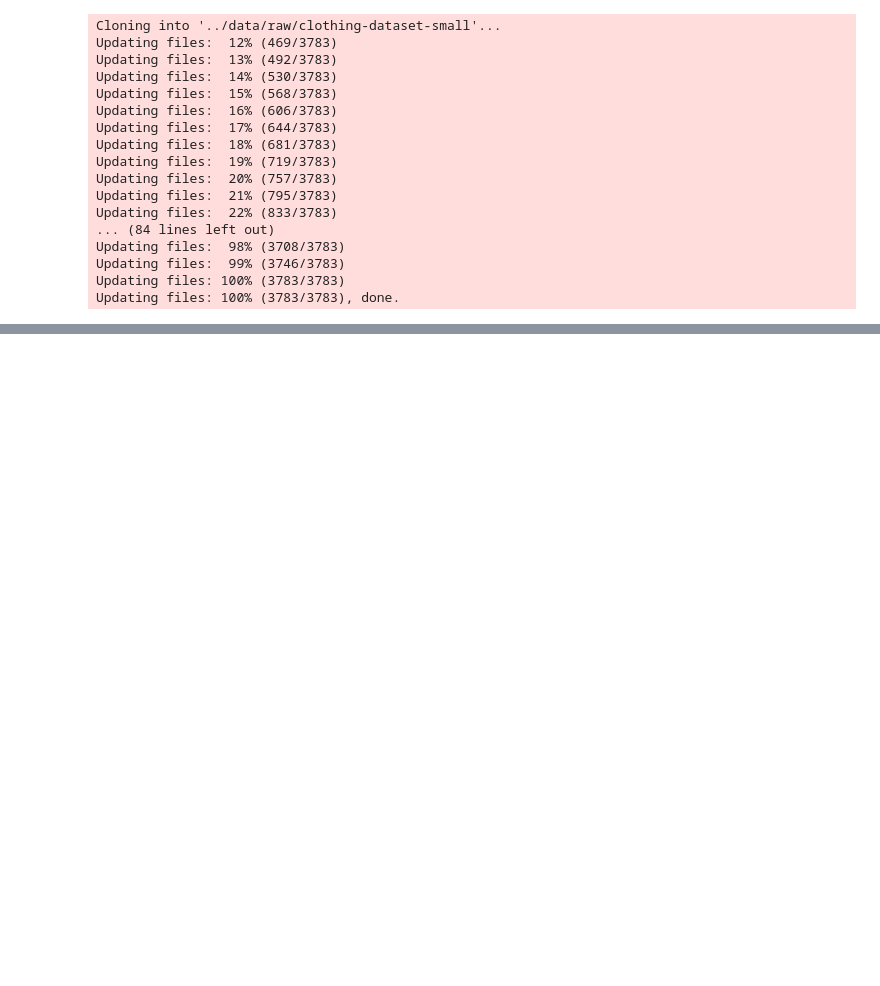
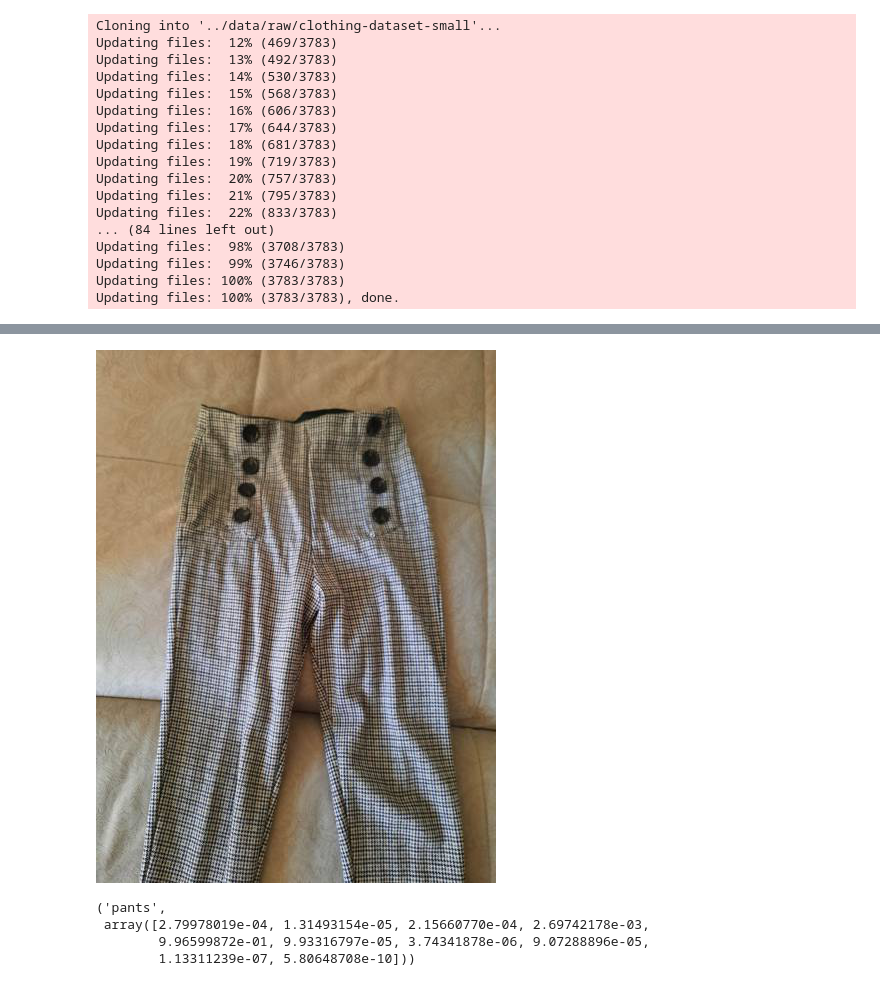
Before and after one commit to victorog17/Awari_ML, a Jupyter notebook: clothing_detect/notebooks/clothing_detect.ipynb, the cells around one changed output, grey strips where cells are left out. Cells and saved outputs as stored; diff of their text form; code cells hidden in the pictures; blank space fills up the shorter version.

```diff
--- a/clothing_detect/notebooks/clothing_detect.ipynb
+++ b/clothing_detect/notebooks/clothing_detect.ipynb
@@ -134,12 +167,19 @@ def recognize_clothing(img):
     confidence = lr.predict_proba(vector)
     return label[0], confidence[0]
 # %%
-clothing_list = glob.glob('./clothing-dataset-small/train/**/*.*', recursive=True)
+clothing_list = glob.glob('../data/raw/clothing-dataset-small/train/**/*.*', recursive=True)
 img=Image.open(random.choice(clothing_list))
 img
+# %% [output]
+[figure, added]
 # %%
 vector = fe.img_to_vector(img)
 # %%
 recognize_clothing(img)
+# %% [output]
+('pants',
+ array([2.79978019e-04, 1.31493154e-05, 2.15660770e-04, 2.69742178e-03,
+        9.96599872e-01, 9.93316797e-05, 3.74341878e-06, 9.07288896e-05,
+        1.13311239e-07, 5.80648708e-10]))
 # %%
 gr.Interface(fn=recognize_clothing, inputs="image", outputs="text").launch(debug=True)
```
Also changed, not shown: parts of 14 cells of this notebook, 1 other file.
